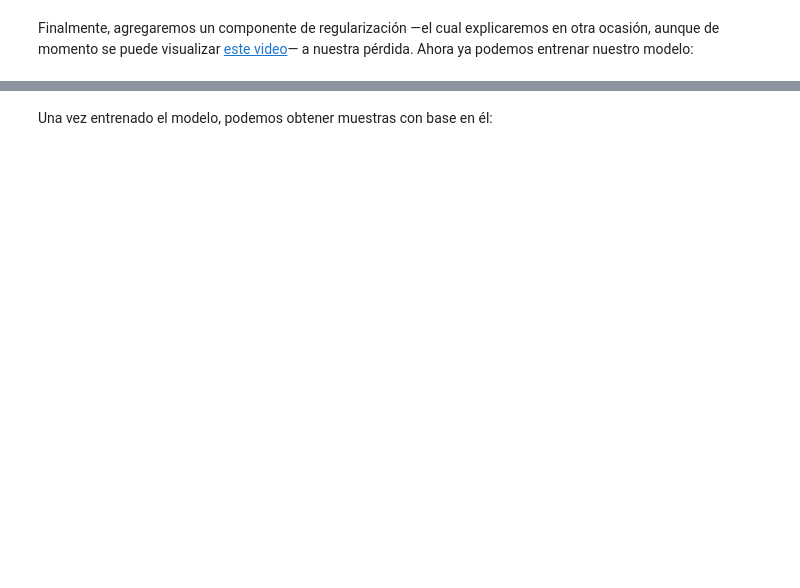
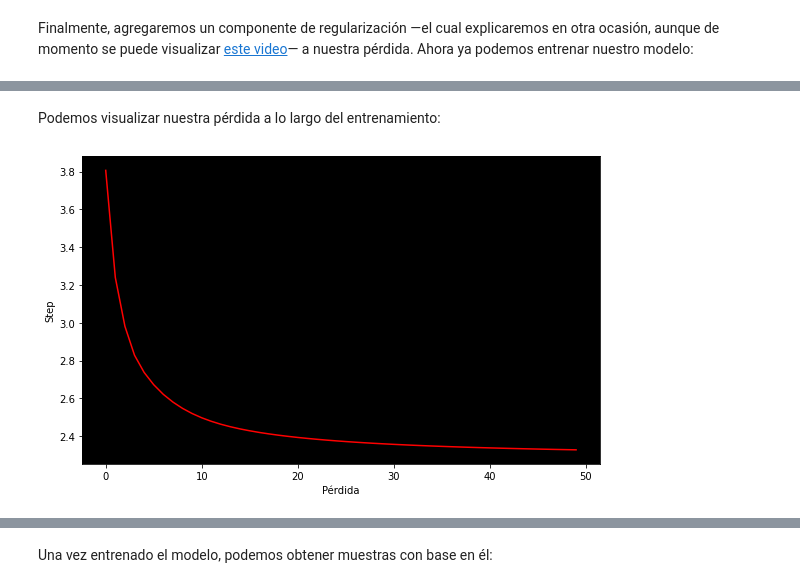
Before and after one commit to DanteNoguez/dantenoguez.github.io, a Jupyter notebook: ensayos/_build/jupyter_execute/notebooks/alfa/hacedor.ipynb, the cells around one changed output, grey strips where cells are left out. Cells and saved outputs as stored; diff of their text form; code cells hidden in the pictures; blank space fills up the shorter version.

```diff
--- a/ensayos/_build/jupyter_execute/notebooks/alfa/hacedor.ipynb
+++ b/ensayos/_build/jupyter_execute/notebooks/alfa/hacedor.ipynb
@@ -647,9 +647,10 @@ tensor(3.4960, grad_fn=<NegBackward0>)
 Finalmente, agregaremos un componente de regularización —el cual explicaremos en otra ocasión, aunque de momento se puede visualizar [este video](https://youtu.be/EehRcPo1M-Q)— a nuestra pérdida. Ahora ya podemos entrenar nuestro modelo:
 # %%
 num = xs.nelement()
+losses = []
 
 # FORWARD PASS
-for i in range(20):
+for i in range(50):
   xenc = F.one_hot(xs, num_classes=27).float() # one-hot encoding
   logits = xenc @ W #multiplicamos valores de x por w para obtener logits
   counts = logits.exp() # exponenciamos para obtener valores mayores a 0, equivalentes a matriz N
@@ -659,7 +660,9 @@ for i in range(20):
   # BACKWARD PASS
   W.grad = None # equivalente a reiniciar los gradientes a 0
   loss.backward() # propagación hacia atrás
-  print(loss.item()) # visualizamos la pérdida actual
+  losses.append(loss.item())
+  if i % 5 == 0:
+    print(f"step: [{i:>02d}]   loss={loss:.6f}")
 
   # UPDATE
   W.data += -50 * W.grad # actualizamos los valores de W con base en sus gradientes
@@ -686,0 +680,11 @@ for i in range(20):
+# %% [markdown]
+Podemos visualizar nuestra pérdida a lo largo del entrenamiento:
+# %%
+fig, ax = plt.subplots(figsize=(8, 5))
+ax.plot(losses, color='red')
+ax.set_facecolor('black')
+ax.set_xlabel('Pérdida')
+ax.set_ylabel('Step')
+plt.tight_layout();
+# %% [output]
+[figure, added]
```
Also changed, not shown: parts of 24 cells of this notebook, 24 other files.
